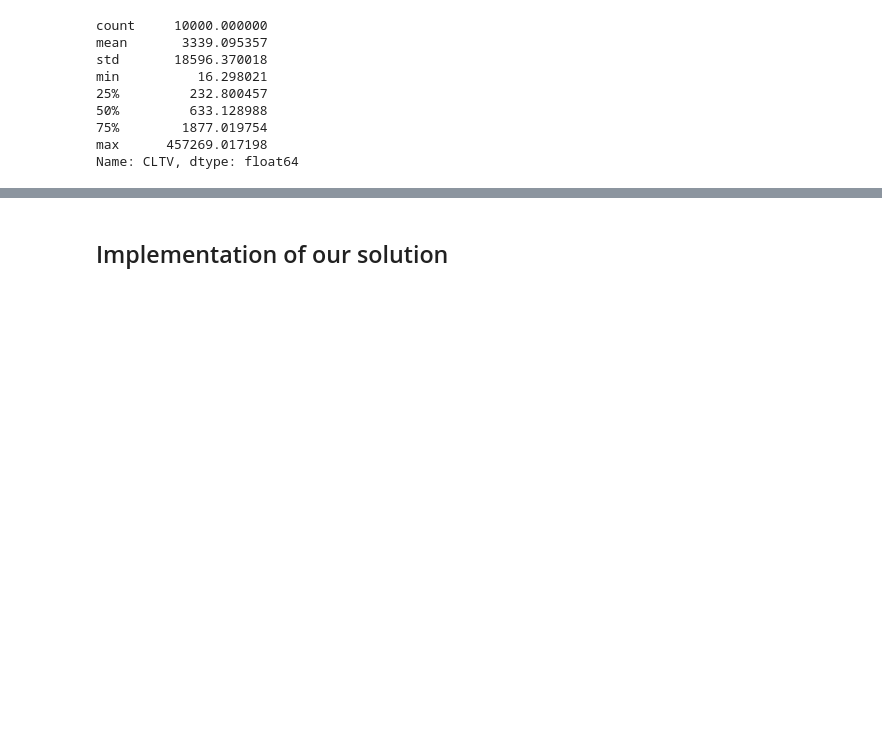
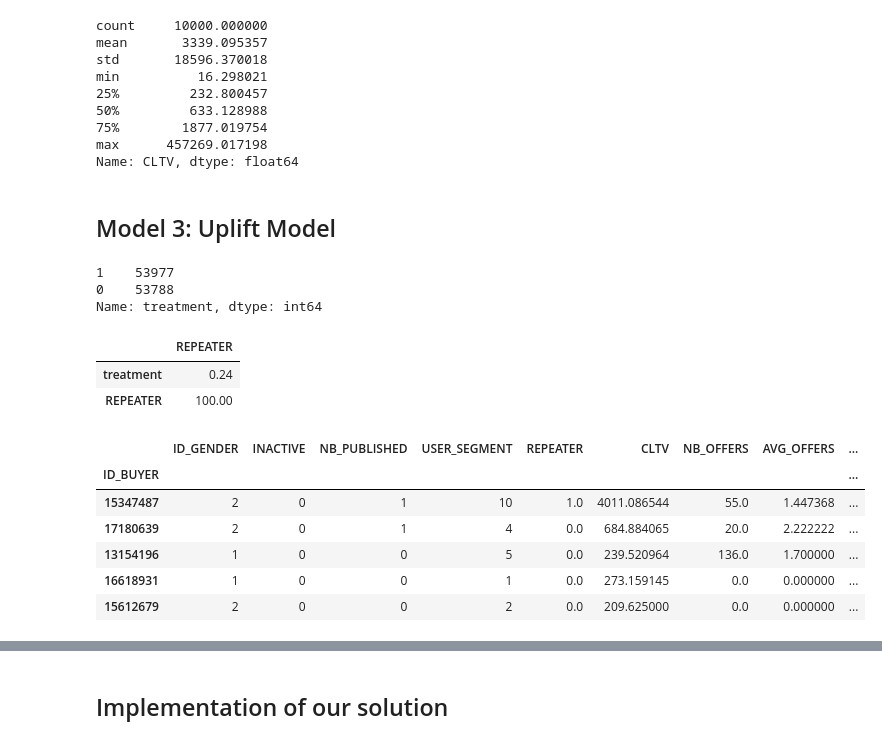
Before and after one commit to SHIYUNWANG22/CRP_VC, a Jupyter notebook: model_v1_cleaned.ipynb, the cells around one changed output, grey strips where cells are left out. Saved outputs shown, nothing was run; the diff lists cells and outputs as text; code cells hidden in the pictures; blank space fills up the shorter version.

```diff
--- a/model_v1_cleaned.ipynb
+++ b/model_v1_cleaned.ipynb
@@ -1071,3 +1067,5 @@ min          16.298021
 75%        1877.019754
 max      457269.017198
 Name: CLTV, dtype: float64
+# %% [markdown]
+## Model 3: Uplift Model
@@ -1073,0 +1076,19 @@ Name: CLTV, dtype: float64
+# %%
+df.treatment.value_counts()
+# %% [output]
+1    53977
+0    53788
+Name: treatment, dtype: int64
+# %%
+# Let's check the treatment's correlation to repeat purchases:
+def correlation_treatment(df:pd.DataFrame):
+    """Function to calculate the treatment's correlation
+    """
+    correlation = df[['treatment','REPEATER']].corr(method ='pearson')
+    return(pd.DataFrame(round(correlation.loc['REPEATER'] * 100,2)))
+
+correlation_treatment(df)
+# %% [output]
+|  | REPEATER |
+| treatment | 0.24 |
+| REPEATER | 100.00 |
@@ -1073,0 +1110,10 @@ Name: CLTV, dtype: float64
+# %%
+df.head()
+# %% [output]
+|  | ID_GENDER | INACTIVE | NB_PUBLISHED | USER_SEGMENT | REPEATER | CLTV | NB_OFFERS | AVG_OFFERS | ... |
+| ID_BUYER |  |  |  |  |  |  |  |  | ... |
+| 15347487 | 2 | 0 | 1 | 10 | 1.0 | 4011.086544 | 55.0 | 1.447368 | ... |
+| 17180639 | 2 | 0 | 1 | 4 | 0.0 | 684.884065 | 20.0 | 2.222222 | ... |
+| 13154196 | 1 | 0 | 0 | 5 | 0.0 | 239.520964 | 136.0 | 1.700000 | ... |
+| 16618931 | 1 | 0 | 0 | 1 | 0.0 | 273.159145 | 0.0 | 0.000000 | ... |
+| 15612679 | 2 | 0 | 0 | 2 | 0.0 | 209.625000 | 0.0 | 0.000000 | ... |
```
Also changed, not shown: parts of 15 cells of this notebook, 1 other file.
